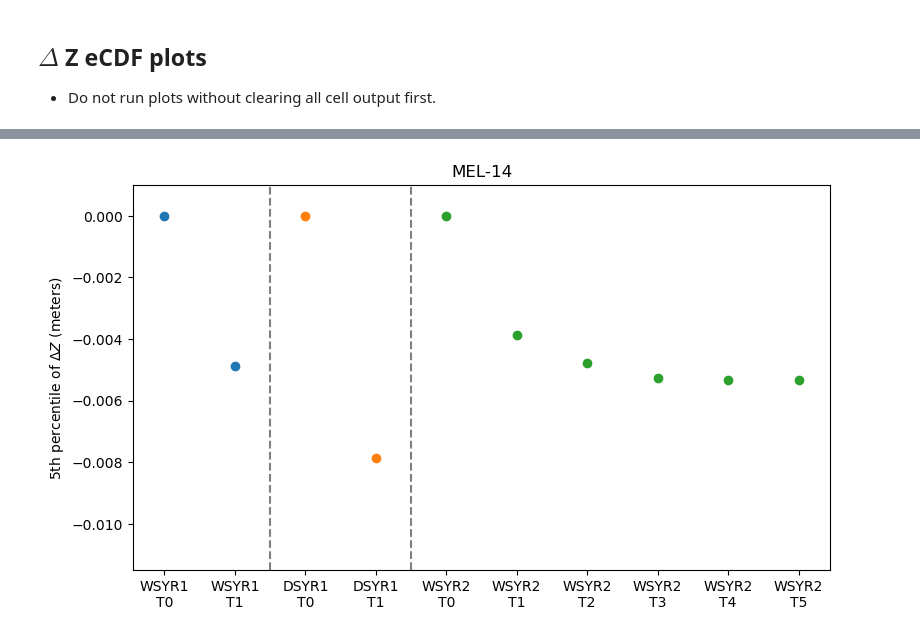
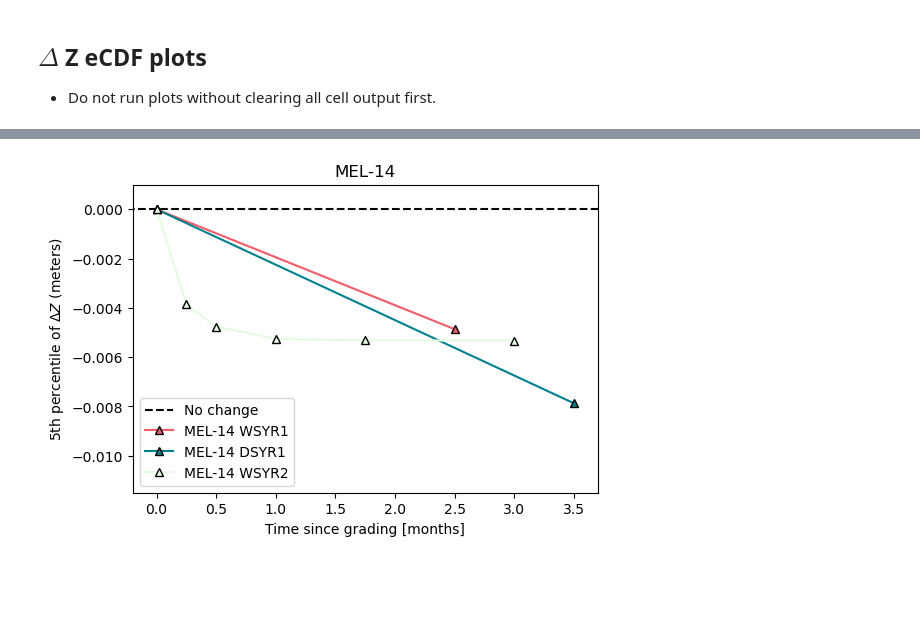
Before and after one commit to amanaster2/micro_diff, a Jupyter notebook: notebooks/stats.ipynb, the cells around one changed output, grey strips where cells are left out. Drawn from its saved outputs; the diff is of its cells as text; code cells hidden in the pictures; blank space fills up the shorter version.

```diff
--- a/notebooks/stats.ipynb
+++ b/notebooks/stats.ipynb
@@ -182,39 +186,37 @@ ds_diff_m14_wsyr2_sfm_6.drop(columns=['time','spatial_ref'], inplace=True)
 # %%
 m14_wsyr1_5per_1 = np.percentile(ds_diff_m14_wsyr1_sfm_2,5)
 
 m14_dsyr1_5per_1 = np.percentile(ds_diff_m14_dsyr1_sfm_2,5)
 
 m14_wsyr2_5per_1 = np.percentile(ds_diff_m14_wsyr2_sfm_2,5)
 m14_wsyr2_5per_2 = np.percentile(ds_diff_m14_wsyr2_sfm_3,5)
 m14_wsyr2_5per_3 = np.percentile(ds_diff_m14_wsyr2_sfm_4,5)
 m14_wsyr2_5per_4 = np.percentile(ds_diff_m14_wsyr2_sfm_5,5)
 m14_wsyr2_5per_5 = np.percentile(ds_diff_m14_wsyr2_sfm_6,5)
 
 
 m14_5per1 = [0.0,m14_wsyr1_5per_1]
 m14_5per2 = [0.0,m14_dsyr1_5per_1]
 m14_5per3 = [0.0,m14_wsyr2_5per_1,m14_wsyr2_5per_2,m14_wsyr2_5per_3,\
     m14_wsyr2_5per_4,m14_wsyr2_5per_5]
 
-m14_time1 = ['WSYR1\nT0','WSYR1\nT1']
-m14_time2 = ['DSYR1\nT0','DSYR1\nT1']
-m14_time3 = ['WSYR2\nT0','WSYR2\nT1', 'WSYR2\nT2',\
-    'WSYR2\nT3', 'WSYR2\nT4', 'WSYR2\nT5']
+m14_time1 = [0, 2.5]
+m14_time2 = [0, 3.5]
+m14_time3 = [0,0.25,0.5,1,1.75,3]
 
 
-fig, ax = plt.subplots(figsize=(9,5))
-plt.scatter(m14_time1, m14_5per1)
-plt.scatter(m14_time2, m14_5per2)
-plt.scatter(m14_time3, m14_5per3)
-plt.axvline(x=1.5, color='gray', linestyle='--')
-plt.axvline(x=3.5, color='gray', linestyle='--')
-ax.set_ylim(-0.0115,0.001)
-
-ax.set_ylabel(r'5th percentile of $\Delta Z$ (meters)')
+fig, ax = plt.subplots(figsize=(6,4))
+ax.plot([-0.25,3.75], [0,0],'--', color='k', label='No change')
+ax.plot(m14_time1, m14_5per1, '^-', color='#F45B69', markeredgecolor='k', label='MEL-14 WSYR1')
+ax.plot(m14_time2, m14_5per2, '^-', color='#028090', markeredgecolor='k', label='MEL-14 DSYR1')
+ax.plot(m14_time3, m14_5per3, '^-', color='#E4FDE1', markeredgecolor='k', label='MEL-14 WSYR2')
+ax.set(xlabel='Time since grading [months]',ylabel=r'5th percentile of $\Delta Z$ (meters)',\
+    xlim=(-0.2,3.7), ylim=(-0.0115,0.001))
+ax.legend()
 ax.set_title('MEL-14')
 plt.show()
 # %% [output]
-[figure, old version]
+[figure, new version]
 # %%
 fig, ax = plt.subplots()
 
```
Also changed, not shown: parts of 1 cell of this notebook.
